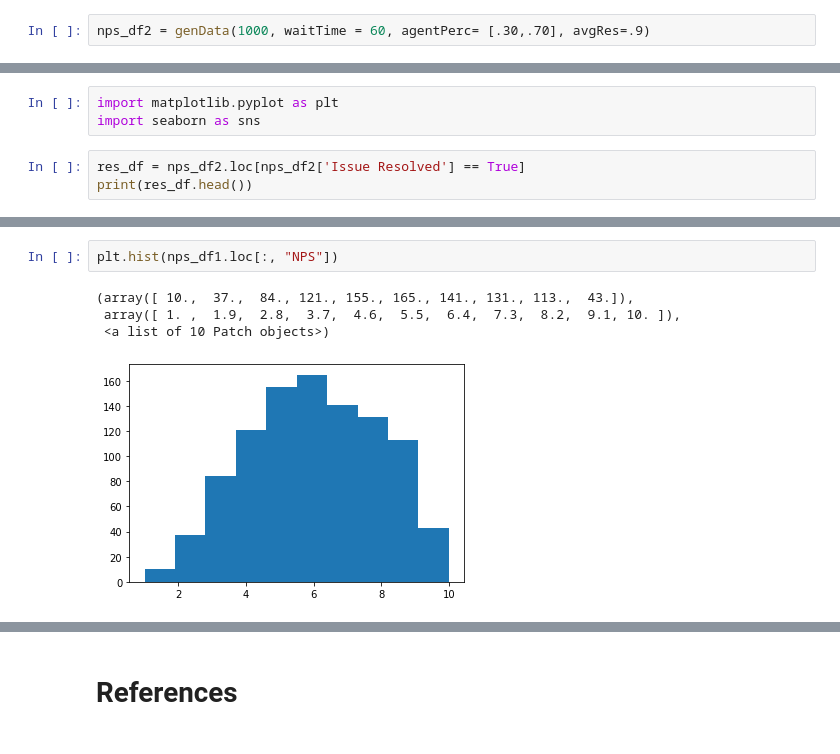
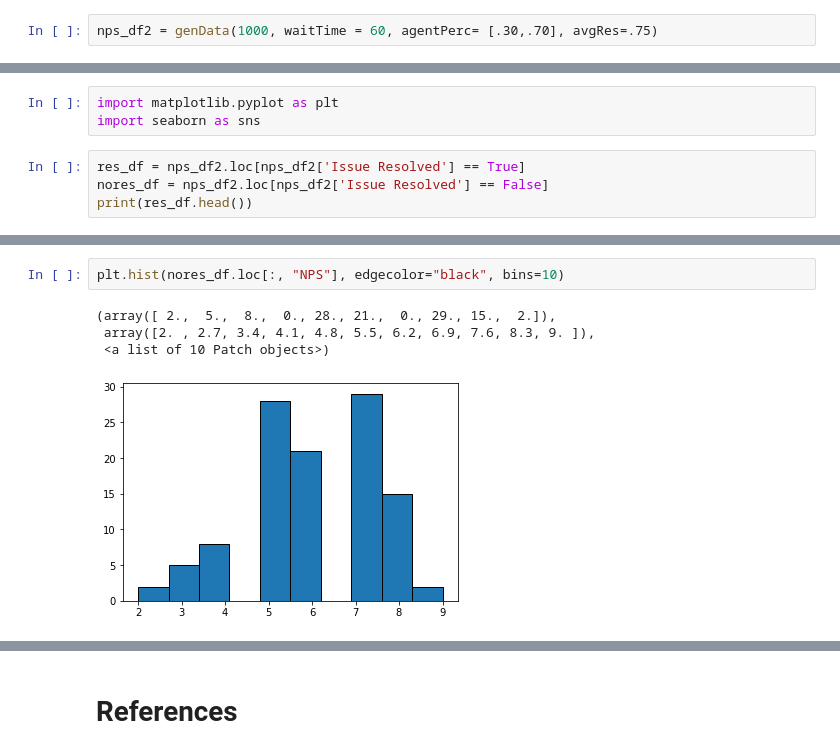
Before and after one commit to cian-gmit-da2020/prog-fun-project, a Jupyter notebook: Prog-Fun Project.ipynb, the cells around one changed output, grey strips where cells are left out. Cells and saved outputs as stored; diff of their text form.

```diff
--- a/Prog-Fun Project.ipynb
+++ b/Prog-Fun Project.ipynb
@@ -177,5 +177,5 @@ print(nps_df1.loc[:, "NPS"].mean())
 # %%
-nps_df2 = genData(1000, waitTime = 60, agentPerc= [.30,.70], avgRes=.9)
+nps_df2 = genData(1000, waitTime = 60, agentPerc= [.30,.70], avgRes=.75)
 # %%
 print(nps_df2.head())
 # %% [output]
@@ -217,6 +217,7 @@ import matplotlib.pyplot as plt
 import seaborn as sns
 # %%
 res_df = nps_df2.loc[nps_df2['Issue Resolved'] == True]
+nores_df = nps_df2.loc[nps_df2['Issue Resolved'] == False]
 print(res_df.head())
 # %% [output]
    Wait time Agent Exp  Issue Resolved  NPS
@@ -228,7 +244,7 @@ print(res_df.head())
 # %%
-plt.hist(nps_df1.loc[:, "NPS"])
+plt.hist(nores_df.loc[:, "NPS"], edgecolor="black", bins=10)
 # %% [output]
-(array([ 10.,  37.,  84., 121., 155., 165., 141., 131., 113.,  43.]),
- array([ 1. ,  1.9,  2.8,  3.7,  4.6,  5.5,  6.4,  7.3,  8.2,  9.1, 10. ]),
+(array([ 2.,  5.,  8.,  0., 28., 21.,  0., 29., 15.,  2.]),
+ array([2. , 2.7, 3.4, 4.1, 4.8, 5.5, 6.2, 6.9, 7.6, 8.3, 9. ]),
  <a list of 10 Patch objects>)
-[figure, old version]
+[figure, new version]
```
Also changed, not shown: parts of 17 cells of this notebook, 3 other files.
